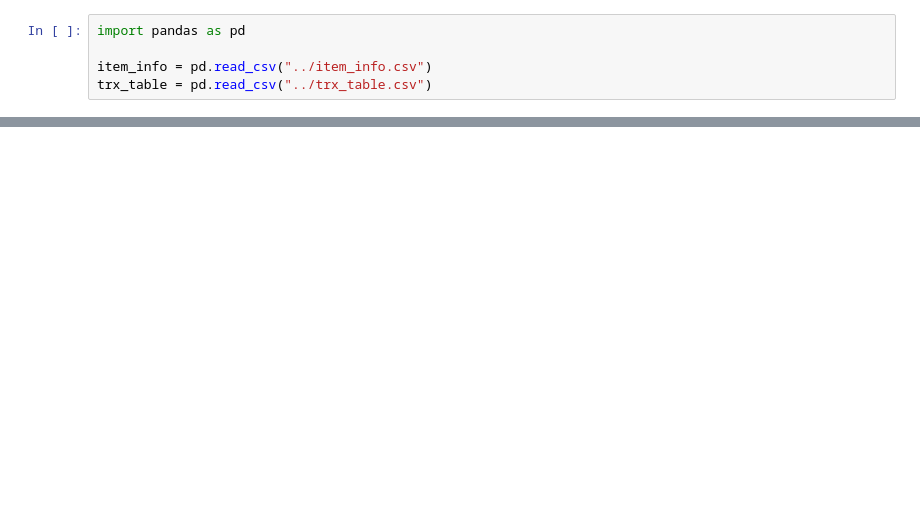
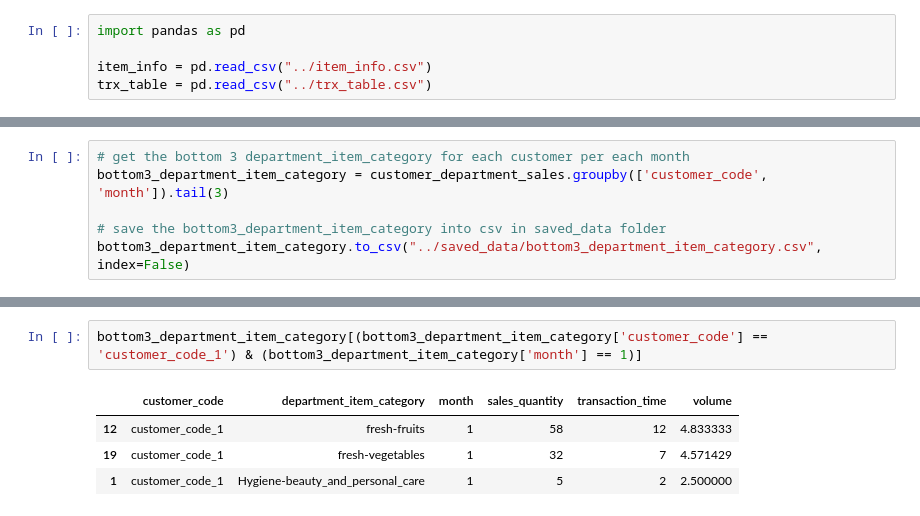
Before and after one commit to malshanCS/Finals-datastorm, a Jupyter notebook: notebooks/data.ipynb, the cells around one changed output, grey strips where cells are left out. Saved outputs shown, nothing was run; the diff lists cells and outputs as text; blank space fills up the shorter version.

```diff
--- a/notebooks/data.ipynb
+++ b/notebooks/data.ipynb
@@ -301,0 +236,6 @@ monthly_aggregation
+# %%
+# get the bottom 3 department_item_category for each customer per each month
+bottom3_department_item_category = customer_department_sales.groupby(['customer_code', 'month']).tail(3)
+
+# save the bottom3_department_item_category into csv in saved_data folder
+bottom3_department_item_category.to_csv("../saved_data/bottom3_department_item_category.csv", index=False)
@@ -301,0 +250,7 @@ monthly_aggregation
+# %%
+bottom3_department_item_category[(bottom3_department_item_category['customer_code'] == 'customer_code_1') & (bottom3_department_item_category['month'] == 1)]
+# %% [output]
+|  | customer_code | department_item_category | month | sales_quantity | transaction_time | volume |
+| 12 | customer_code_1 | fresh-fruits | 1 | 58 | 12 | 4.833333 |
+| 19 | customer_code_1 | fresh-vegetables | 1 | 32 | 7 | 4.571429 |
+| 1 | customer_code_1 | Hygiene-beauty_and_personal_care | 1 | 5 | 2 | 2.500000 |
```
Also changed, not shown: parts of 39 cells of this notebook, 8 other files.
